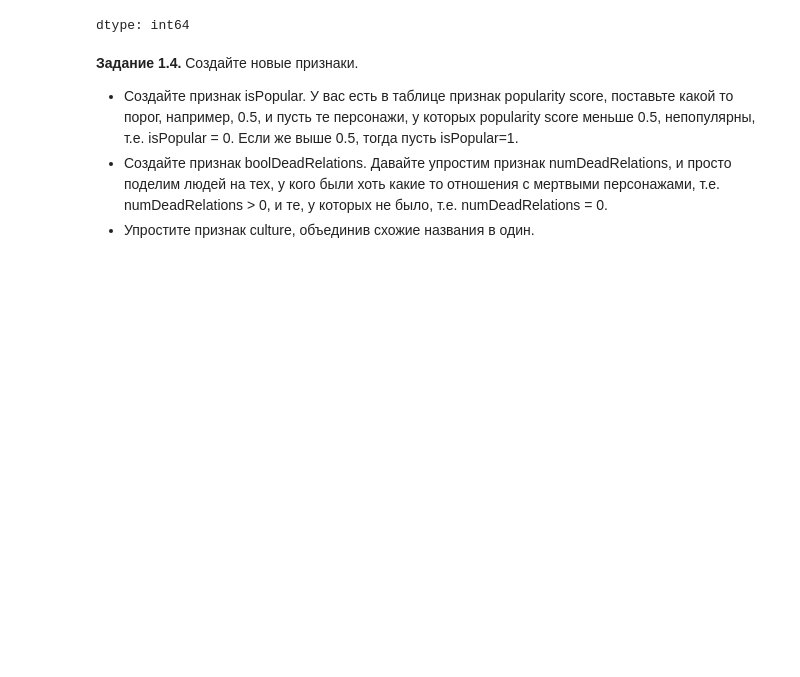
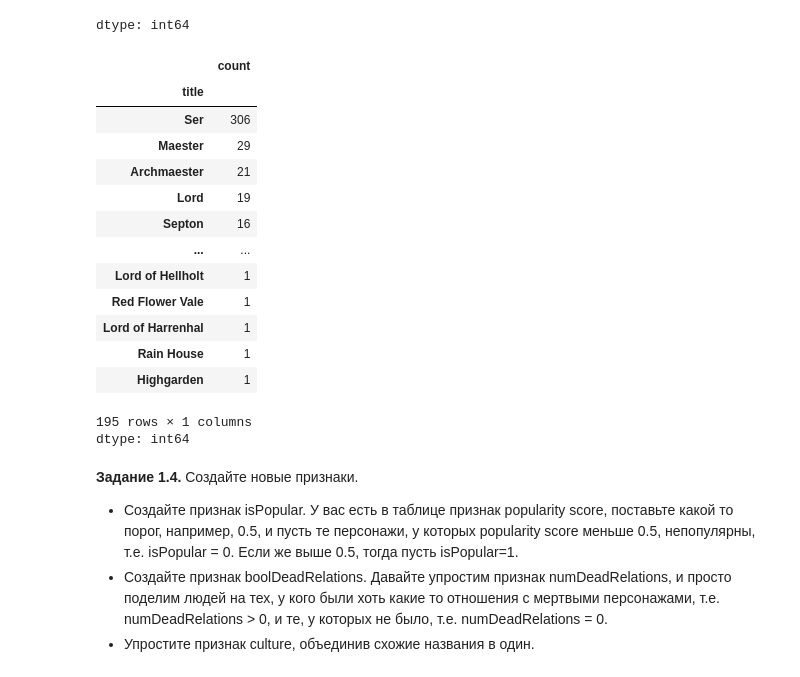
Before and after one commit to qwart6/DLS_by_MIPT, a Jupyter notebook: week_01_ml_intro/Homework/hw_1_game_of_thrones.ipynb, the cells around one changed output. Saved outputs shown, nothing was run; the diff lists cells and outputs as text; code cells hidden in the pictures; blank space fills up the shorter version.

```diff
--- a/week_01_ml_intro/Homework/hw_1_game_of_thrones.ipynb
+++ b/week_01_ml_intro/Homework/hw_1_game_of_thrones.ipynb
@@ -210,6 +210,24 @@ data.isna().sum()
 | popularity | 0 |
 | isAlive | 0 |
 dtype: int64
+# %%
+data.title.value_counts().sort_values(ascending=False)
+# %% [output]
+|  | count |
+| title |  |
+| Ser | 306 |
+| Maester | 29 |
+| Archmaester | 21 |
+| Lord | 19 |
+| Septon | 16 |
+| ... | ... |
+| Lord of Hellholt | 1 |
+| Red Flower Vale | 1 |
+| Lord of Harrenhal | 1 |
+| Rain House | 1 |
+| Highgarden | 1 |
+195 rows × 1 columns
+dtype: int64
 # %% [markdown]
 **Задание 1.4.** Создайте новые признаки.
 * Создайте признак isPopular. У вас есть в таблице признак popularity score, поставьте какой то порог, например, 0.5, и пусть те персонажи, у которых popularity score меньше 0.5, непопулярны, т.е. isPopular = 0. Если же выше 0.5, тогда пусть isPopular=1.
```
